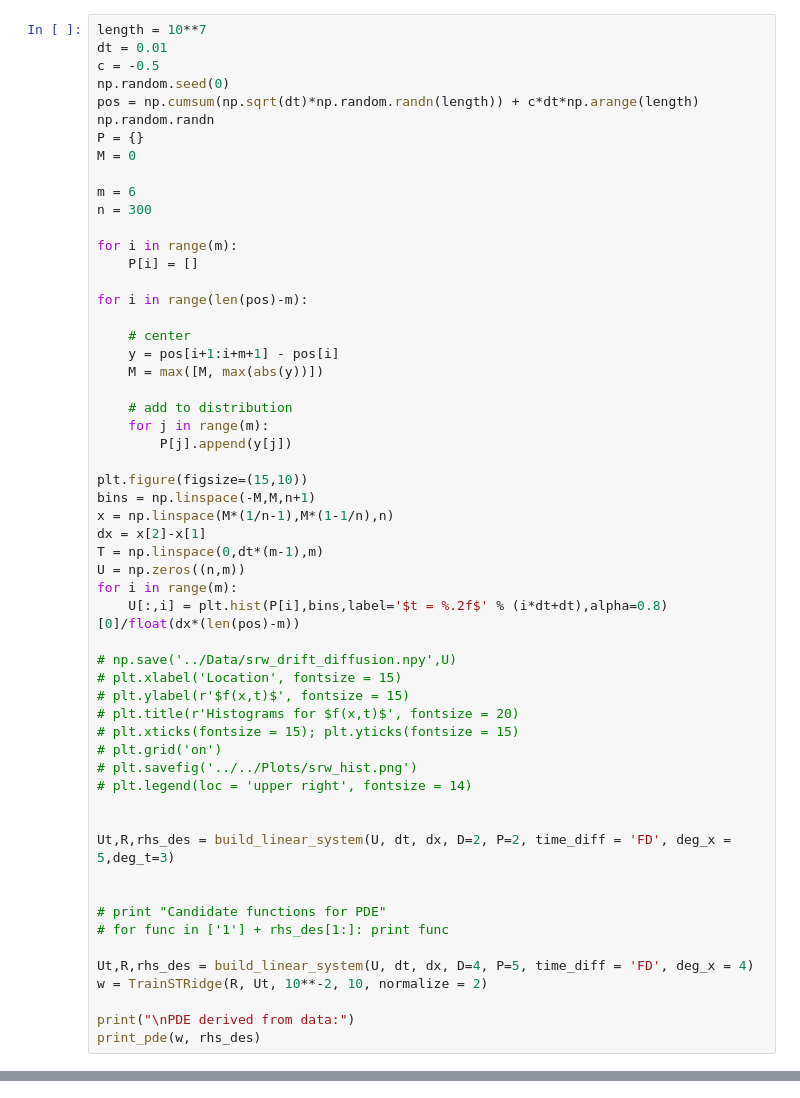
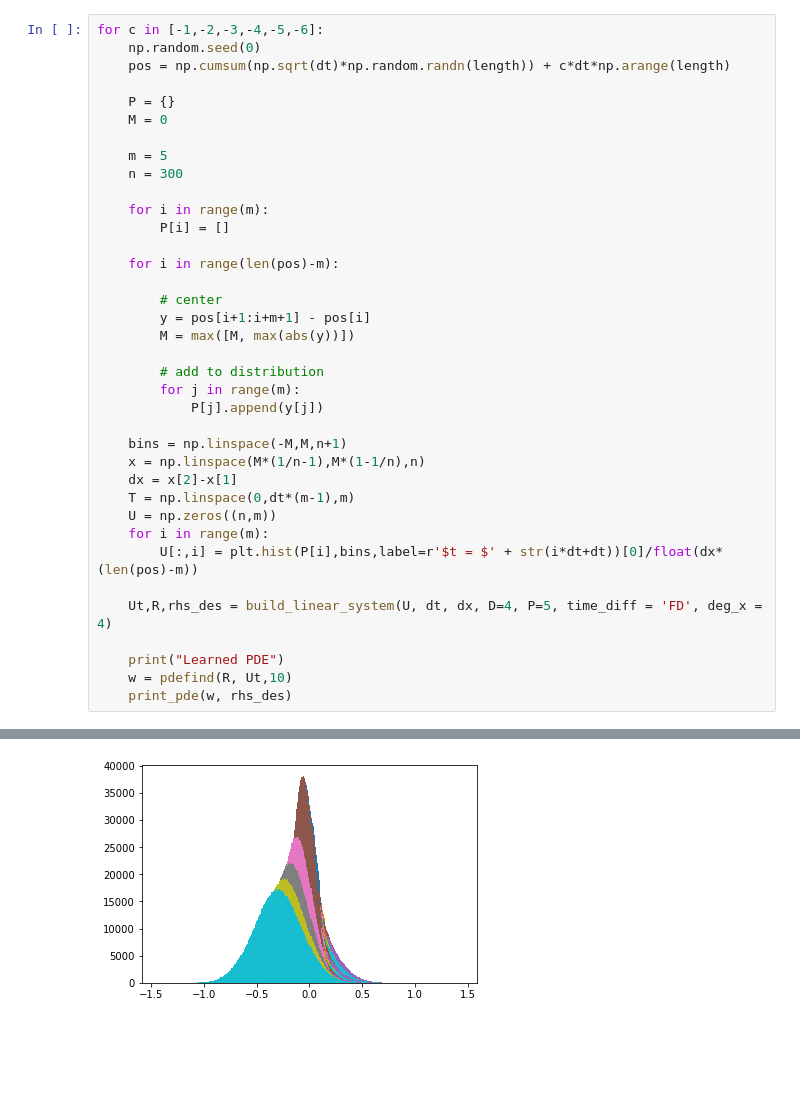
Before and after one commit to NwaObed/EquationLearning, a Jupyter notebook: EQL/PDE-FIND/simple_random_walk.ipynb, the cells around one changed output, grey strips where cells are left out. Cells and saved outputs as stored; diff of their text form; blank space fills up the shorter version.

```diff
--- a/EQL/PDE-FIND/simple_random_walk.ipynb
+++ b/EQL/PDE-FIND/simple_random_walk.ipynb
@@ -85,57 +64,38 @@ p_t = (1.009782 +0.000000i)u_{x}
 # %%
-length = 10**7
-dt = 0.01
-c = -0.5
-np.random.seed(0)
-pos = np.cumsum(np.sqrt(dt)*np.random.randn(length)) + c*dt*np.arange(length)
-np.random.randn
-P = {}
-M = 0
+for c in [-1,-2,-3,-4,-5,-6]:
+    np.random.seed(0)
+    pos = np.cumsum(np.sqrt(dt)*np.random.randn(length)) + c*dt*np.arange(length)
 
-m = 6
-n = 300
+    P = {}
+    M = 0
 
-for i in range(m):
-    P[i] = []
+    m = 5
+    n = 300
 
-for i in range(len(pos)-m):
+    for i in range(m):
+        P[i] = []
 
-    # center
-    y = pos[i+1:i+m+1] - pos[i]
-    M = max([M, max(abs(y))])
+    for i in range(len(pos)-m):
 
-    # add to distribution
-    for j in range(m):
-        P[j].append(y[j])
+        # center
+        y = pos[i+1:i+m+1] - pos[i]
+        M = max([M, max(abs(y))])
 
-plt.figure(figsize=(15,10))
-bins = np.linspace(-M,M,n+1)
-x = np.linspace(M*(1/n-1),M*(1-1/n),n)
-dx = x[2]-x[1]
-T = np.linspace(0,dt*(m-1),m)
-U = np.zeros((n,m))
-for i in range(m):
-    U[:,i] = plt.hist(P[i],bins,label='$t = %.2f$' % (i*dt+dt),alpha=0.8)[0]/float(dx*(len(pos)-m))
+        # add to distribution
+        for j in range(m):
+            P[j].append(y[j])
 
-# np.save('../Data/srw_drift_diffusion.npy',U)
-# plt.xlabel('Location', fontsize = 15)
-# plt.ylabel(r'$f(x,t)$', fontsize = 15)
-# plt.title(r'Histograms for $f(x,t)$', fontsize = 20)
-# plt.xticks(fontsize = 15); plt.yticks(fontsize = 15)
-# plt.grid('on')
-# plt.savefig('../../Plots/srw_hist.png')
-# plt.legend(loc = 'upper right', fontsize = 14)
+    bins = np.linspace(-M,M,n+1)
+    x = np.linspace(M*(1/n-1),M*(1-1/n),n)
+    dx = x[2]-x[1]
+    T = np.linspace(0,dt*(m-1),m)
+    U = np.zeros((n,m))
+    for i in range(m):
+        U[:,i] = plt.hist(P[i],bins,label=r'$t = $' + str(i*dt+dt))[0]/float(dx*(len(pos)-m))
 
+    Ut,R,rhs_des = build_linear_system(U, dt, dx, D=4, P=5, time_diff = 'FD', deg_x = 4)
 
-Ut,R,rhs_des = build_linear_system(U, dt, dx, D=2, P=2, time_diff = 'FD', deg_x = 5,deg_t=3)
-
-
-# print "Candidate functions for PDE"
-# for func in ['1'] + rhs_des[1:]: print func
-
-Ut,R,rhs_des = build_linear_system(U, dt, dx, D=4, P=5, time_diff = 'FD', deg_x = 4)
-w = TrainSTRidge(R, Ut, 10**-2, 10, normalize = 2)
-
-print("\nPDE derived from data:")
-print_pde(w, rhs_des)
+    print("Learned PDE")
+    w = pdefind(R, Ut,10)
+    print_pde(w, rhs_des)
 # %% [output]
@@ -142,0 +119 @@ KeyboardInterrupt:
+[figure, added]
```
Also changed, not shown: parts of 9 cells of this notebook, 7 other files.
